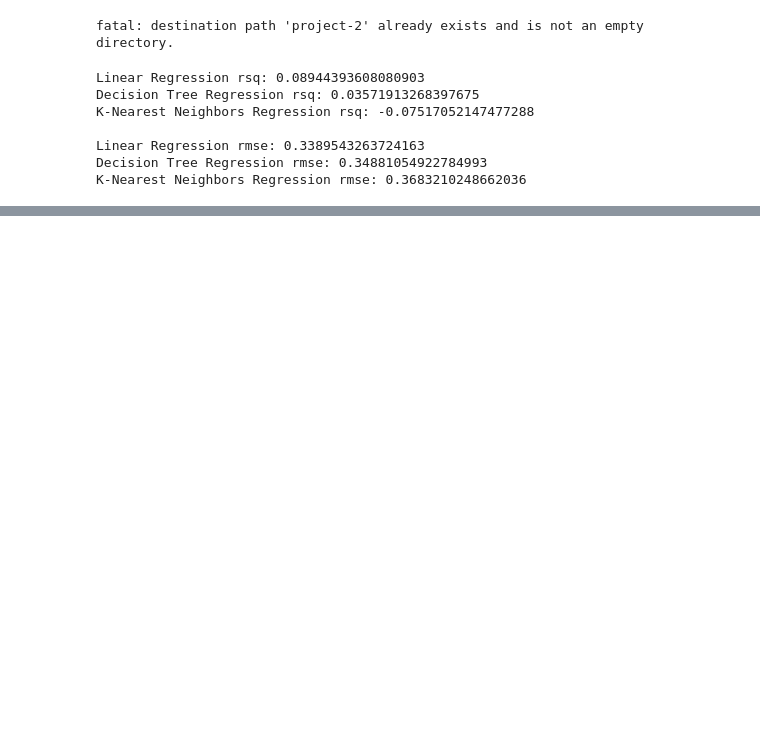
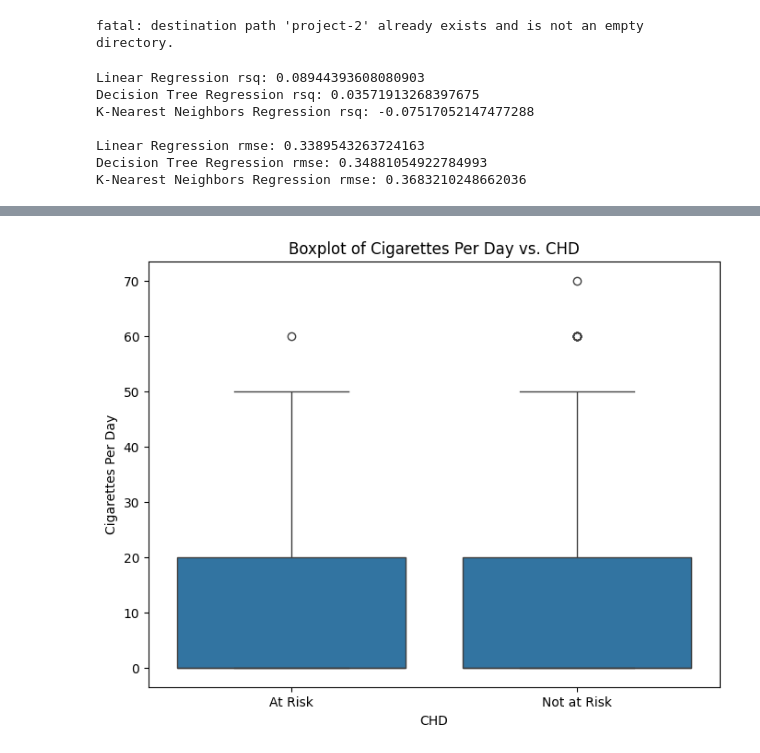
Before and after one commit to angelahjhong/project-2, a Jupyter notebook: CHD_modeling.ipynb, the cells around one changed output, grey strips where cells are left out. Saved outputs shown, nothing was run; the diff lists cells and outputs as text; code cells hidden in the pictures; blank space fills up the shorter version.

```diff
--- a/CHD_modeling.ipynb
+++ b/CHD_modeling.ipynb
@@ -110,10 +114,11 @@ plt.show()
 # %%
-# bar graph for cigsperday vs CHD
-plt.figure(figsize=(10, 6))
-sns.barplot(data=df, x='cigsPerDay', y='TenYearCHD', color='b')
-plt.title('CHD Cases vs. Cigarettes Per Day')
-plt.xlabel('Cigarettes Per Day')
-plt.ylabel('CHD Cases')
-plt.xticks(rotation=45)  # Rotate x-axis labels by 45 degrees
-plt.grid(axis='y')
+# boxplot for cigsperday vs CHD
+plt.figure(figsize=(8, 6))
+sns.boxplot(data=df, x='TenYearCHD', y='cigsPerDay')
+plt.title('Boxplot of Cigarettes Per Day vs. CHD')
+plt.xlabel('CHD')
+plt.ylabel('Cigarettes Per Day')
+plt.xticks(ticks=[0, 1],)  # Customizing x-axis labels
 plt.show()
+# %% [output]
+[figure, added]
```
Also changed, not shown: parts of 5 cells of this notebook.
